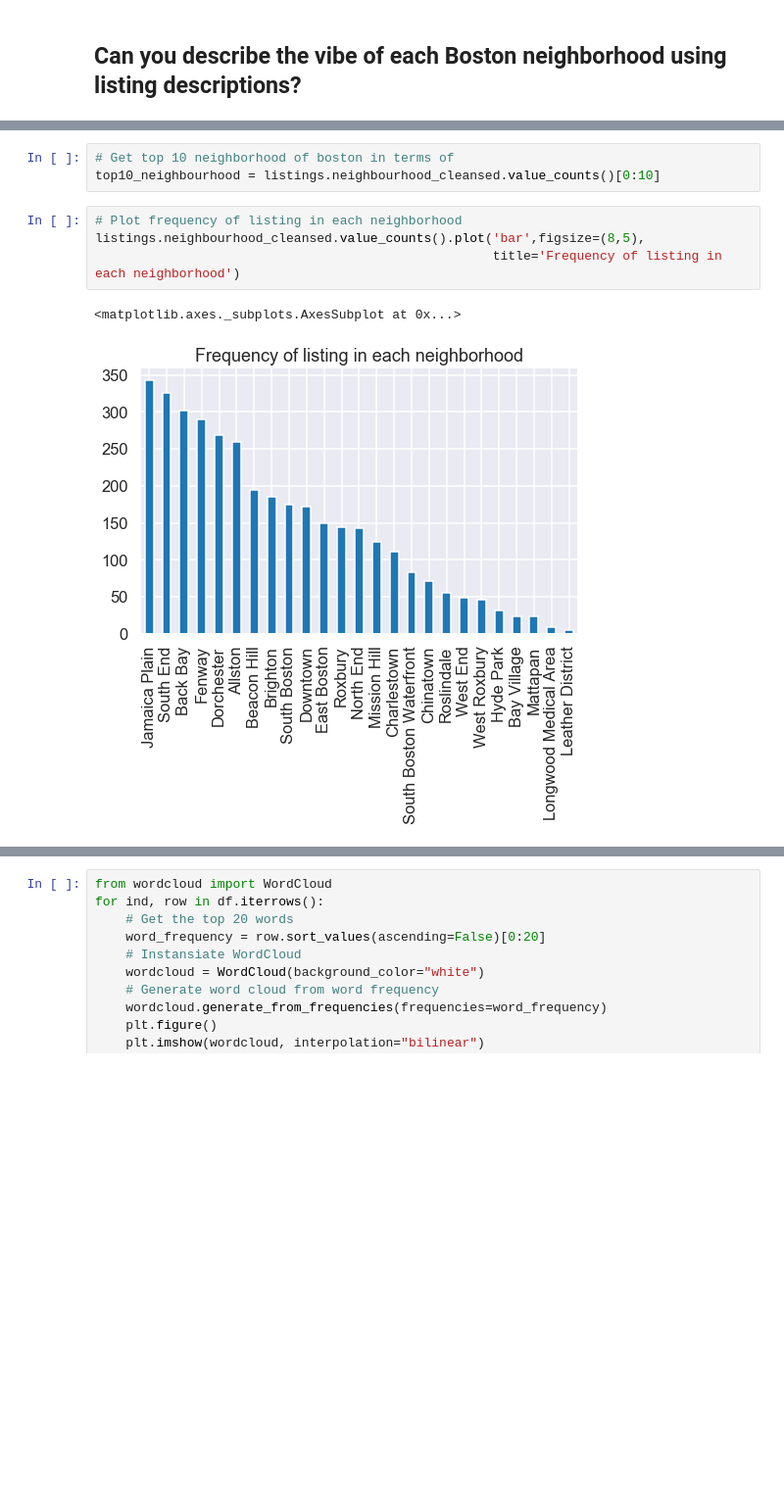
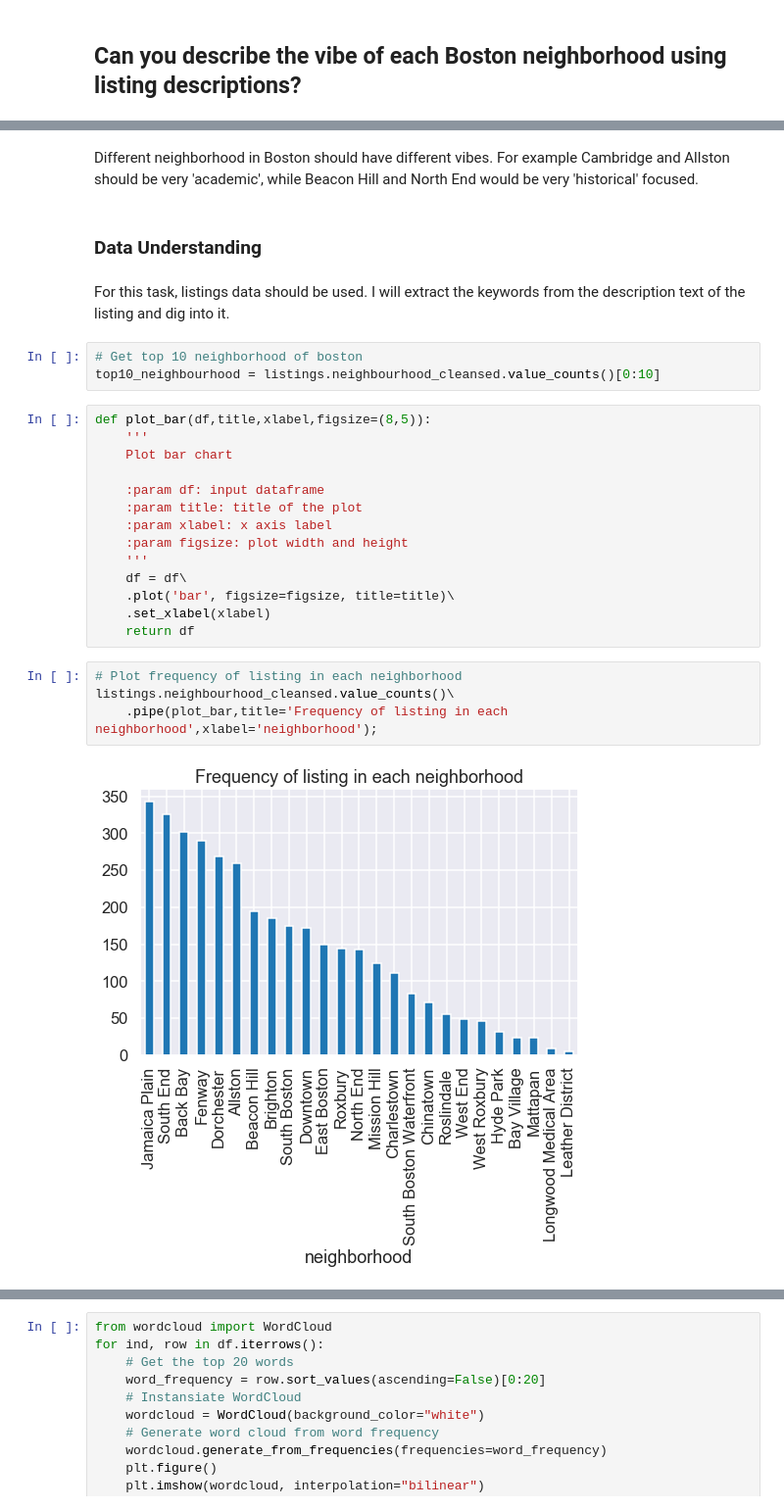
Before and after one commit to zhiruiwang/Boston_AirBNB, a Jupyter notebook: Boston-Airbnb.ipynb, the cells around one changed output, grey strips where cells are left out. Shown: that part at 98% size. Saved outputs shown, nothing was run; the diff lists cells and outputs as text; blank space fills up the shorter version.

```diff
--- a/Boston-Airbnb.ipynb
+++ b/Boston-Airbnb.ipynb
@@ -24,10 +26,29 @@ reviews = pd.read_csv('reviews.csv')
+# %% [markdown]
+Different neighborhood in Boston should have different vibes. For example Cambridge and Allston should be very 'academic', while Beacon Hill and North End would be very 'historical' focused.
+# %% [markdown]
+### Data Understanding
+# %% [markdown]
+For this task, listings data should be used. I will extract the keywords from the description text of the listing and dig into it.
 # %%
-# Get top 10 neighborhood of boston in terms of
+# Get top 10 neighborhood of boston
 top10_neighbourhood = listings.neighbourhood_cleansed.value_counts()[0:10]
+# %%
+def plot_bar(df,title,xlabel,figsize=(8,5)):
+    '''
+    Plot bar chart
+
+    :param df: input dataframe
+    :param title: title of the plot
+    :param xlabel: x axis label
+    :param figsize: plot width and height
+    '''
+    df = df\
+    .plot('bar', figsize=figsize, title=title)\
+    .set_xlabel(xlabel)
+    return df
 # %%
 # Plot frequency of listing in each neighborhood
-listings.neighbourhood_cleansed.value_counts().plot('bar',figsize=(8,5),
-                                                    title='Frequency of listing in each neighborhood')
+listings.neighbourhood_cleansed.value_counts()\
+    .pipe(plot_bar,title='Frequency of listing in each neighborhood',xlabel='neighborhood');
 # %% [output]
-<matplotlib.axes._subplots.AxesSubplot at 0x...>
-[figure, old version]
+[figure, new version]
```
Also changed, not shown: parts of 41 cells of this notebook.
